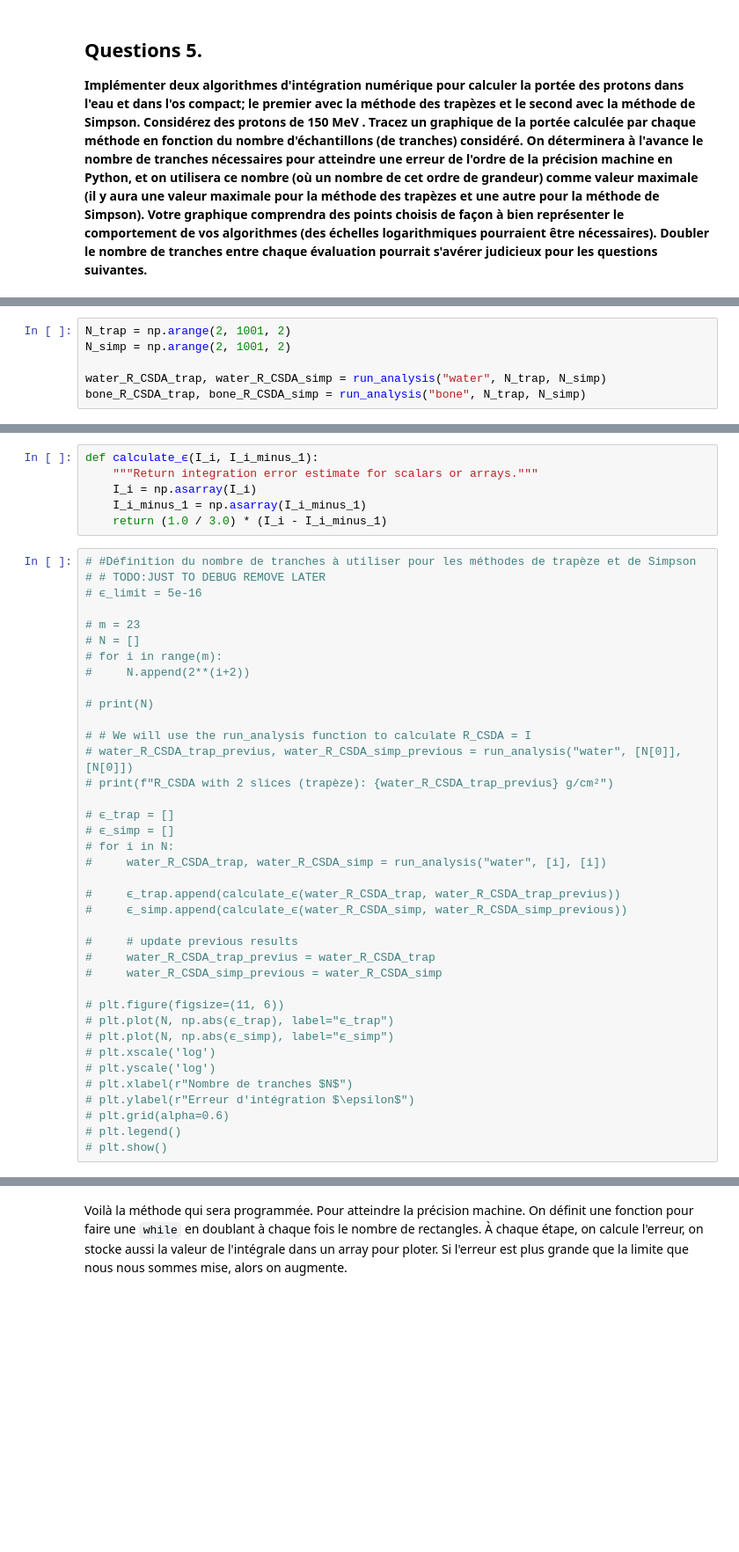
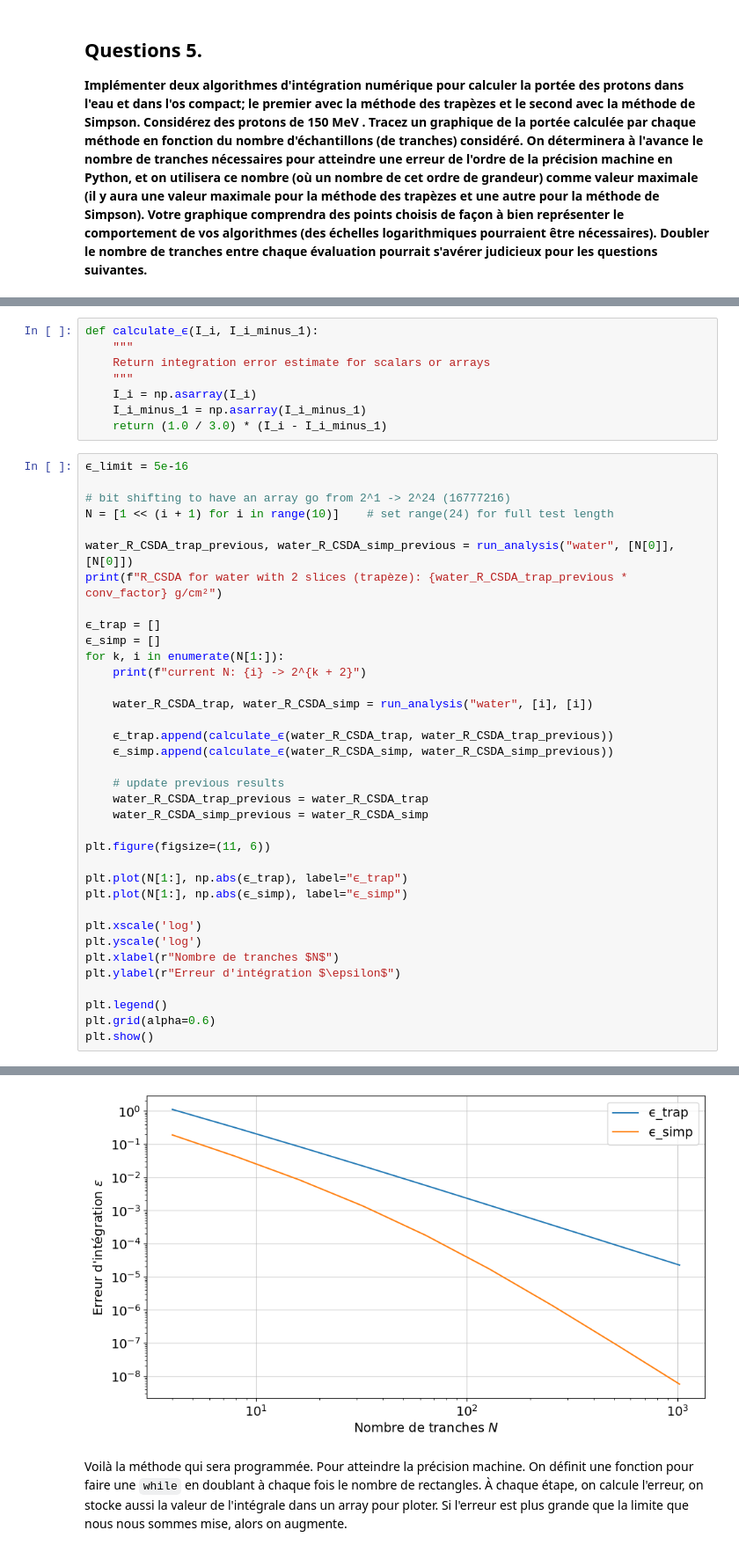
Before and after one commit to Eloi-Blouin/GPH-University-Laval-Course, a Jupyter notebook: Ulaval Session 8 Hiver 2026/Physique Numérique/TP1/TP1_ÉloiBlouin_ClémentPoulin.ipynb, the cells around one changed output, grey strips where cells are left out. Shown at 88% size. Saved outputs shown, nothing was run; the diff lists cells and outputs as text; blank space fills up the shorter version.

````diff
--- a/Ulaval Session 8 Hiver 2026/Physique Numérique/TP1/TP1_ÉloiBlouin_ClémentPoulin.ipynb
+++ b/Ulaval Session 8 Hiver 2026/Physique Numérique/TP1/TP1_ÉloiBlouin_ClémentPoulin.ipynb
@@ -446,8 +452,2 @@ def run_analysis(material_name, N_trap, N_simp):
 
     return trap_results, simp_results
-# %%
-N_trap = np.arange(2, 1001, 2)
-N_simp = np.arange(2, 1001, 2)
-
-water_R_CSDA_trap, water_R_CSDA_simp = run_analysis("water", N_trap, N_simp)
-bone_R_CSDA_trap, bone_R_CSDA_simp = run_analysis("bone", N_trap, N_simp)
@@ -476,44 +463,45 @@ Où $I_i$ est le résultat de l'intégration et $I_{i-1}$ est le résultat de l'
 # %%
 def calculate_ϵ(I_i, I_i_minus_1):
-    """Return integration error estimate for scalars or arrays."""
+    """
+    Return integration error estimate for scalars or arrays
+    """
     I_i = np.asarray(I_i)
     I_i_minus_1 = np.asarray(I_i_minus_1)
     return (1.0 / 3.0) * (I_i - I_i_minus_1)
 # %%
-# #Définition du nombre de tranches à utiliser pour les méthodes de trapèze et de Simpson
-# # TODO:JUST TO DEBUG REMOVE LATER
-# ϵ_limit = 5e-16
+ϵ_limit = 5e-16
 
-# m = 23
-# N = []
-# for i in range(m):
-#     N.append(2**(i+2))
+# bit shifting to have an array go from 2^1 -> 2^24 (16777216)
+N = [1 << (i + 1) for i in range(10)]    # set range(24) for full test length
 
-# print(N)
+water_R_CSDA_trap_previous, water_R_CSDA_simp_previous = run_analysis("water", [N[0]], [N[0]])
+print(f"R_CSDA for water with 2 slices (trapèze): {water_R_CSDA_trap_previous * conv_factor} g/cm²")
 
-# # We will use the run_analysis function to calculate R_CSDA = I
-# water_R_CSDA_trap_previus, water_R_CSDA_simp_previous = run_analysis("water", [N[0]], [N[0]])
-# print(f"R_CSDA with 2 slices (trapèze): {water_R_CSDA_trap_previus} g/cm²")
+ϵ_trap = []
+ϵ_simp = []
+for k, i in enumerate(N[1:]):
+    print(f"current N: {i} -> 2^{k + 2}")
 
-# ϵ_trap = []
-# ϵ_simp = []
-# for i in N:
-#     water_R_CSDA_trap, water_R_CSDA_simp = run_analysis("water", [i], [i])
+    water_R_CSDA_trap, water_R_CSDA_simp = run_analysis("water", [i], [i])
 
-#     ϵ_trap.append(calculate_ϵ(water_R_CSDA_trap, water_R_CSDA_trap_previus))
-#     ϵ_simp.append(calculate_ϵ(water_R_CSDA_simp, water_R_CSDA_simp_previous))
+    ϵ_trap.append(calculate_ϵ(water_R_CSDA_trap, water_R_CSDA_trap_previous))
+    ϵ_simp.append(calculate_ϵ(water_R_CSDA_simp, water_R_CSDA_simp_previous))
 
-#     # update previous results
-#     water_R_CSDA_trap_previus = water_R_CSDA_trap
-#     water_R_CSDA_simp_previous = water_R_CSDA_simp
+    # update previous results
+    water_R_CSDA_trap_previous = water_R_CSDA_trap
+    water_R_CSDA_simp_previous = water_R_CSDA_simp
 
-# plt.figure(figsize=(11, 6))
-# plt.plot(N, np.abs(ϵ_trap), label="ϵ_trap")
-# plt.plot(N, np.abs(ϵ_simp), label="ϵ_simp")
-# plt.xscale('log')
-# plt.yscale('log')
-# plt.xlabel(r"Nombre de tranches $N$")
-# plt.ylabel(r"Erreur d'intégration $\epsilon$")
-# plt.grid(alpha=0.6)
-# plt.legend()
-# plt.show()
+plt.figure(figsize=(11, 6))
+
+plt.plot(N[1:], np.abs(ϵ_trap), label="ϵ_trap")
+plt.plot(N[1:], np.abs(ϵ_simp), label="ϵ_simp")
+
+plt.xscale('log')
+plt.yscale('log')
+plt.xlabel(r"Nombre de tranches $N$")
+plt.ylabel(r"Erreur d'intégration $\epsilon$")
+
+plt.legend()
+plt.grid(alpha=0.6)
+plt.show()
+# %% [output]
@@ -520,3 +519,4 @@ def calculate_ϵ(I_i, I_i_minus_1):
+[figure, added]
 # %% [markdown]
 Voilà la méthode qui sera programmée. Pour atteindre la précision machine. On définit une fonction pour faire une ```while``` en doublant à chaque fois le nombre de rectangles. À chaque étape, on calcule l'erreur, on stocke aussi la valeur de l'intégrale dans un array pour ploter. Si l'erreur est plus grande que la limite que nous nous sommes mise, alors on augmente.
 # %%
````
Also changed, not shown: parts of 13 cells of this notebook.
